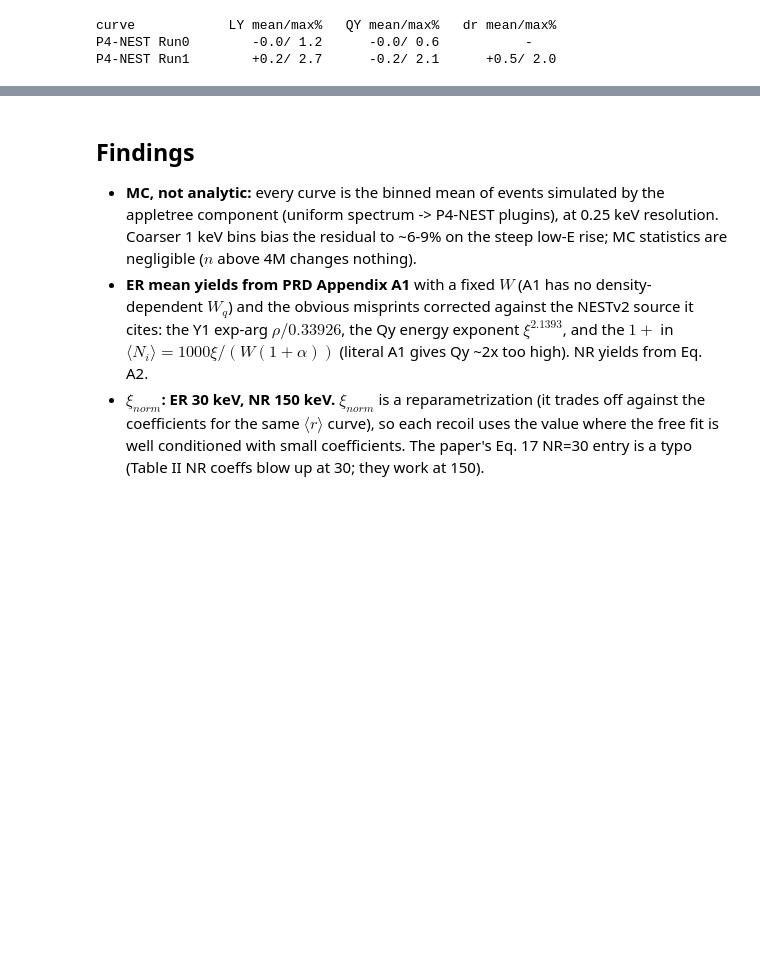
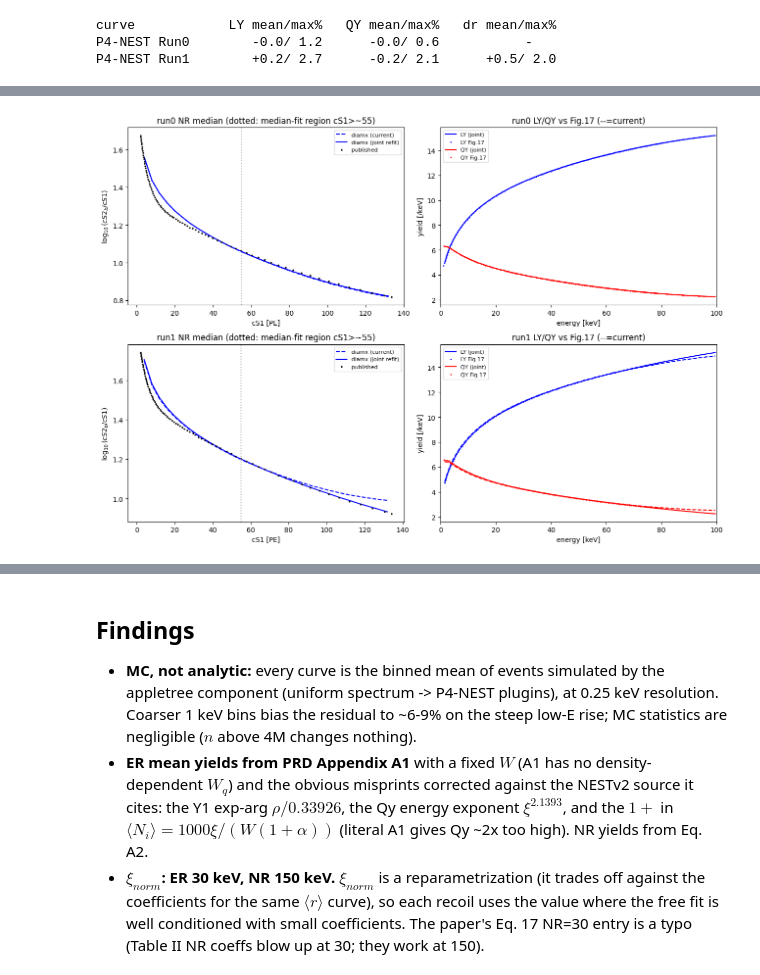
Before and after one commit to mhliu0001/diamx, a Jupyter notebook: notebooks/pandax4t_yields.ipynb, the cells around one changed output, grey strips where cells are left out. Drawn from its saved outputs; the diff is of its cells as text; code cells hidden in the pictures; blank space fills up the shorter version.

```diff
--- a/notebooks/pandax4t_yields.ipynb
+++ b/notebooks/pandax4t_yields.ipynb
@@ -209,0 +238,96 @@ P4-NEST Run1        +0.2/ 2.7      -0.2/ 2.1      +0.5/ 2.0
+# %%
+# Joint fit of p0..p3_nr to Fig.17 LY/QY (E<79) + published NR median (high cS1, E>45).
+import json
+from diamx.appletree.components.pandax4t import NRPandaX4T
+from scipy.optimize import least_squares
+
+_ddir = os.path.join(os.path.dirname(diamx.__file__), "data")
+_st = diamx.Context(os.path.join(os.path.dirname(diamx.__file__), "..", "config", "pandax4t_run01_wimp_config.json"))
+_st.register_experiment(diamx.experiments.PandaX4TRun0)
+_st.register_experiment(diamx.experiments.PandaX4TRun1)
+_st.prepare()
+_sub = _st.experiment_instances[0].file_path_substitution
+
+CS1E = np.linspace(2, 134, 34); CS1 = 0.5 * (CS1E[:-1] + CS1E[1:])
+EE = np.linspace(1, 100, 100); EC = 0.5 * (EE[:-1] + EE[1:])
+XINORM, TOL_Y, TOL_M, E_MED_MIN = 150.0, 0.01, 0.005, 45.0
+_D = ["energy", "cs1", "cs2", "num_photon", "num_electron"]
+
+def _leg(u, n): return [np.ones_like(u), u, (3 * u**2 - 1) / 2, (5 * u**3 - 3 * u) / 2][n]
+
+def _nr_mc(stem, p=None, n=5_000_000):
+    inst = json.load(open(get_file_path_diamx(f"{stem}.json"))); inst.update(lower_energy=1.0, upper_energy=120.0)
+    pm = apt.Parameter(get_file_path_diamx(f"{stem}_par.json")); pm.sample_prior()
+    params = dict(pm.get_all_parameter()); params.update(json.load(open(get_file_path_diamx(f"{stem}_model.json"))))
+    for s in ("elife_sigma", "s1_cut_acc_sigma", "s2_cut_acc_sigma"): params[s] = 0.0
+    if p is not None:
+        for k in range(4): params[f"p{k}_nr"] = float(p[k])
+    comp = NRPandaX4T(stem, llh_name=f'{stem}_{"r" if p is not None else "b"}'); comp.deduce(data_names=_D, force_no_eff=True)
+    dd = {}
+    for pn, _, _ in comp.worksheet:
+        for cn, cf in eval(f"apt.plugins.{pn}").takes_config.items():
+            try: dd[cn] = cf.get_default()
+            except ValueError: pass
+    dd.update(inst); apt.share.clear_cache(); comp.set_config(_sub(dd)); comp.deduce(data_names=_D, force_no_eff=True); comp.compile()
+    _, out = comp.simulate(apt.get_key(), n, params)
+    return {k: np.asarray(v) for k, v in zip(_D, out)}, params
+
+def _median(d):
+    c1, c2, e = d["cs1"], d["cs2"], d["energy"]; ok = (c1 > 2) & (c2 > 0); y = np.log10(c2[ok] / c1[ok]); c = c1[ok]; e = e[ok]
+    idx = np.digitize(c, CS1E) - 1
+    med = np.array([np.median(y[idx == b]) if (idx == b).sum() > 200 else np.nan for b in range(len(CS1))])
+    en = np.array([np.median(e[idx == b]) if (idx == b).sum() > 200 else np.nan for b in range(len(CS1))])
+    return med, en
+
+def _lyqy(d):
+    e, nph, ne = d["energy"], d["num_photon"], d["num_electron"]; idx = np.digitize(e, EE) - 1
+    ly = np.full(len(EC), np.nan); qy = ly.copy()
+    for b in range(len(EC)):
+        m = idx == b
+        if m.sum() > 300: ly[b] = np.mean(nph[m] / e[m]); qy[b] = np.mean(ne[m] / e[m])
+    return ly, qy
+
+def _base(E, params):
+    _, lin, ionf, r0, _ = P.NRYieldParamsP4NEST("x").simulate(jax.random.PRNGKey(0), params, jnp.asarray(E))
+    lin, ionf, r0 = map(np.asarray, (lin, ionf, r0)); Nq = (E / params["w"]) * lin; return Nq, Nq * ionf, r0
+
+def _corr(E, Nq, Ni, r0, p, d, g2g1):
+    u = E / XINORM; r = np.clip(r0 + sum(p[k] * _leg(u, k) for k in range(4)) * np.exp(-u) + d, 0, 1)
+    Ne = Ni * (1 - r); Nph = Nq - Ne; return Nph / E, Ne / E, np.log10(g2g1) + np.log10(Ne / Nph)
+
+nr_coeffs = {}
+fig, ax = plt.subplots(2, 2, figsize=(13, 9))
+for run in (0, 1):
+    stem = f"pandax4t_run{run}_nr"
+    d0, params = _nr_mc(stem)
+    pcur = np.array([params[f"p{k}_nr"] for k in range(4)]); dnr = params["d_nr"]; g2g1 = params["g2"] / params["g1"]
+    med_cur, Eofc = _median(d0); ly_cur, qy_cur = _lyqy(d0)
+    pub = np.loadtxt(os.path.join(_ddir, f"pandax4t_run{run}_nr_median.csv"), delimiter=","); o = np.argsort(pub[:, 0])
+    pmed = np.interp(CS1, pub[o, 0], pub[o, 1], left=np.nan, right=np.nan)
+    lyf = np.loadtxt(os.path.join(_ddir, f"pandax4t_run{run}_nr_ly.csv"), delimiter=",")
+    qyf = np.loadtxt(os.path.join(_ddir, f"pandax4t_run{run}_nr_qy.csv"), delimiter=",")
+    gm = np.isfinite(med_cur) & np.isfinite(Eofc) & np.isfinite(pmed) & (Eofc > E_MED_MIN); Em = Eofc[gm]
+    NqM, NiM, r0M = _base(Em, params); _, _, manc = _corr(Em, NqM, NiM, r0M, pcur, dnr, g2g1)
+    target = pmed[gm] - (med_cur[gm] - manc)                    # MC-offset-corrected median target
+    mly = (lyf[:, 0] >= 2) & (lyf[:, 0] <= 79); Ely, LYf = lyf[mly, 0], lyf[mly, 1]
+    mqy = (qyf[:, 0] >= 2) & (qyf[:, 0] <= 79); Eqy, QYf = qyf[mqy, 0], qyf[mqy, 1]
+    NqL, NiL, r0L = _base(Ely, params); NqQ, NiQ, r0Q = _base(Eqy, params)
+    def _res(p):
+        lyL, _, _ = _corr(Ely, NqL, NiL, r0L, p, dnr, g2g1); _, qyQ, _ = _corr(Eqy, NqQ, NiQ, r0Q, p, dnr, g2g1)
+        _, _, mM = _corr(Em, NqM, NiM, r0M, p, dnr, g2g1)
+        return np.concatenate([(lyL - LYf) / LYf / TOL_Y, (qyQ - QYf) / QYf / TOL_Y, (mM - target) / TOL_M])
+    pnew = least_squares(_res, pcur).x; nr_coeffs[run] = pnew
+    d1, _ = _nr_mc(stem, p=pnew); med_new, _ = _median(d1); ly_new, qy_new = _lyqy(d1)
+    print(f"run{run}: p0..p3_nr {np.round(pcur, 3)} -> {np.round(pnew, 4)}")
+
+    a = ax[run, 0]
+    a.plot(CS1, med_cur, "b--", label="diamx (current)"); a.plot(CS1, med_new, "b-", label="diamx (joint refit)")
+    a.plot(pub[:, 0], pub[:, 1], "k.", ms=3, label="published"); a.axvline(55, color="0.7", ls=":")
+    a.set_xlabel("cS1 [PE]"); a.set_ylabel(r"$\log_{10}(cS2_b/cS1)$"); a.set_title(f"run{run} NR median (dotted: median-fit region cS1>~55)"); a.legend(fontsize=8)
+    b = ax[run, 1]
+    b.plot(EC, ly_cur, "b--"); b.plot(EC, ly_new, "b-", label="LY (joint)"); b.plot(lyf[:, 0], lyf[:, 1], "b.", ms=2, label="LY Fig.17")
+    b.plot(EC, qy_cur, "r--"); b.plot(EC, qy_new, "r-", label="QY (joint)"); b.plot(qyf[:, 0], qyf[:, 1], "r.", ms=2, label="QY Fig.17")
+    b.set_xlabel("energy [keV]"); b.set_ylabel("yield [/keV]"); b.set_xlim(0, 100); b.set_title(f"run{run} LY/QY vs Fig.17 (--=current)"); b.legend(fontsize=8)
+fig.tight_layout(); plt.show()
+print("per-run p0..p3_nr:", {r: list(np.round(v, 4)) for r, v in nr_coeffs.items()})
+# %% [output]
@@ -209,0 +336 @@ P4-NEST Run1        +0.2/ 2.7      -0.2/ 2.1      +0.5/ 2.0
+[figure, added]
```
Also changed, not shown: parts of 2 cells of this notebook, 2 other files.
